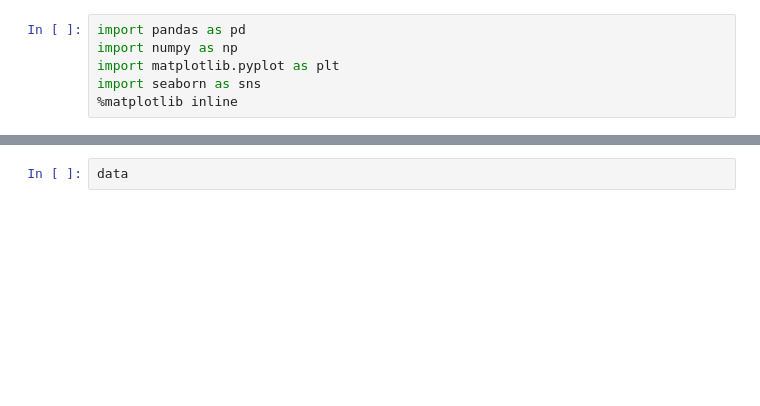
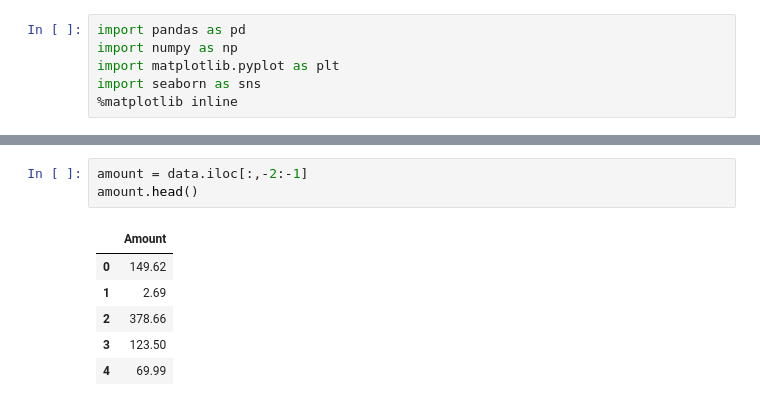
Before and after one commit to mukkatharun/CreditCardFraudDetection, a Jupyter notebook: CreditCardFraudDetection.ipynb, the cells around one changed output, grey strips where cells are left out. Saved outputs shown, nothing was run; the diff lists cells and outputs as text; blank space fills up the shorter version.

```diff
--- a/CreditCardFraudDetection.ipynb
+++ b/CreditCardFraudDetection.ipynb
@@ -29,5 +29,13 @@ df.head()
 | 2 | -1.358354 | -1.340163 | 1.773209 | 0.379780 | -0.503198 | 1.800499 | 0.791461 | 0.247676 | -1.514654 | 0.207643 | 0.624501 | ... |
 | 3 | -0.966272 | -0.185226 | 1.792993 | -0.863291 | -0.010309 | 1.247203 | 0.237609 | 0.377436 | -1.387024 | -0.054952 | -0.226487 | ... |
 | 4 | -1.158233 | 0.877737 | 1.548718 | 0.403034 | -0.407193 | 0.095921 | 0.592941 | -0.270533 | 0.817739 | 0.753074 | -0.822843 | ... |
-# %%
-data
+# %%
+amount = data.iloc[:,-2:-1]
+amount.head()
+# %% [output]
+|  | Amount |
+| 0 | 149.62 |
+| 1 | 2.69 |
+| 2 | 378.66 |
+| 3 | 123.50 |
+| 4 | 69.99 |
```
Also changed, not shown: parts of 7 cells of this notebook.
